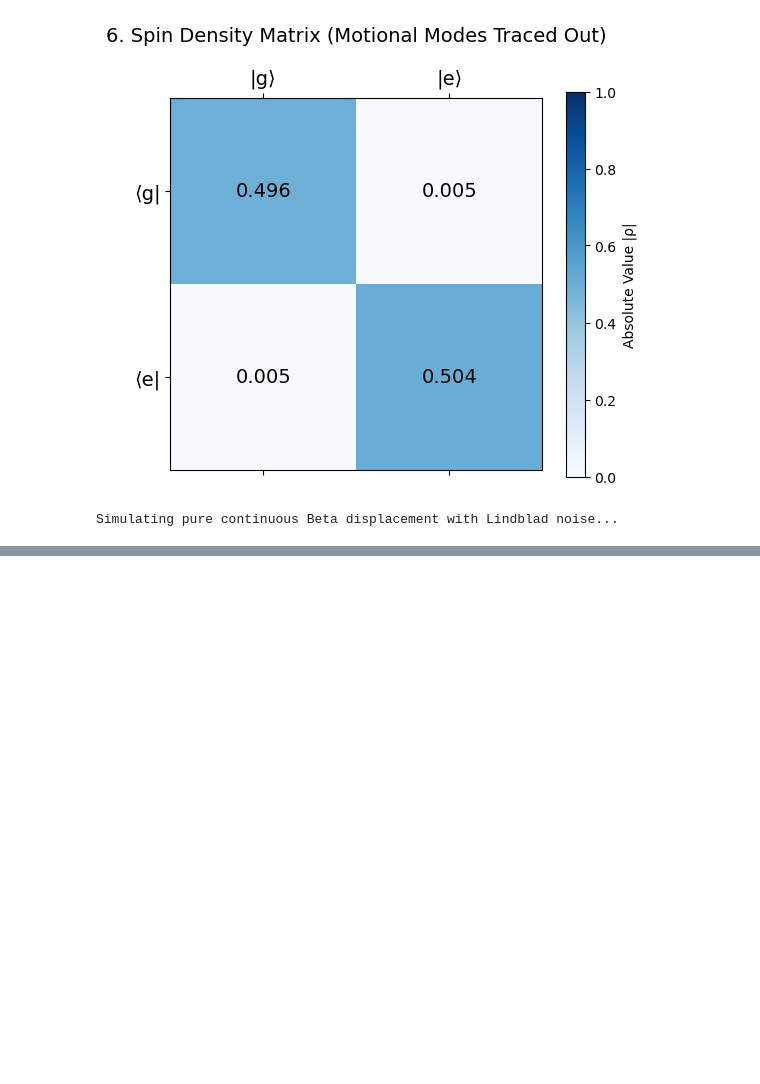
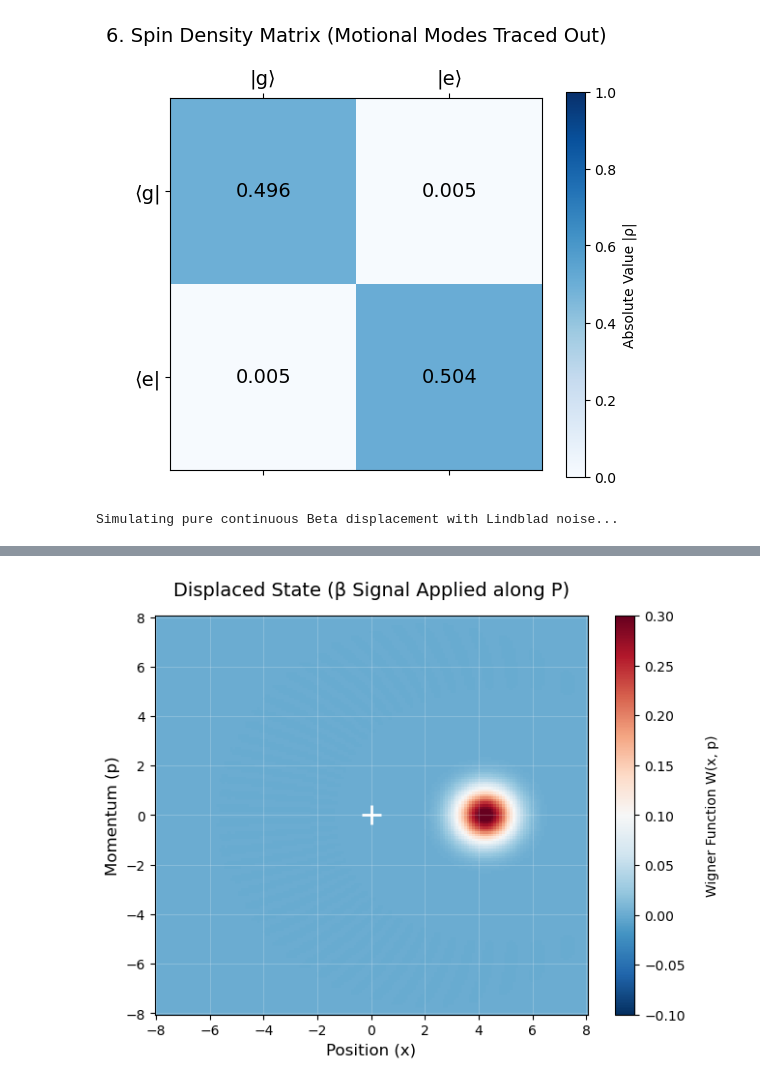
Before and after one commit to park2003/TestSQRLab, a Jupyter notebook: 0829_images.ipynb, the cells around one changed output, grey strips where cells are left out. Saved outputs shown, nothing was run; the diff lists cells and outputs as text; code cells hidden in the pictures; blank space fills up the shorter version.

```diff
--- a/0829_images.ipynb
+++ b/0829_images.ipynb
@@ -534,0 +660,2 @@ Simulating pure continuous Beta displacement with Lindblad noise...
+# %%
+beta = SDF_apply_with_alpha(1e4, pi/2, 3.0, false, nothing, 0, 0.0, 1e-2)
@@ -534,0 +681,4 @@ Simulating pure continuous Beta displacement with Lindblad noise...
+# %%
+plot_wigner_export(beta, "Displaced State (β Signal Applied along P)", "beta_signal.png")
+# %% [output]
+[figure, added]
```
Also changed, not shown: parts of 9 cells of this notebook, 4 other files.
